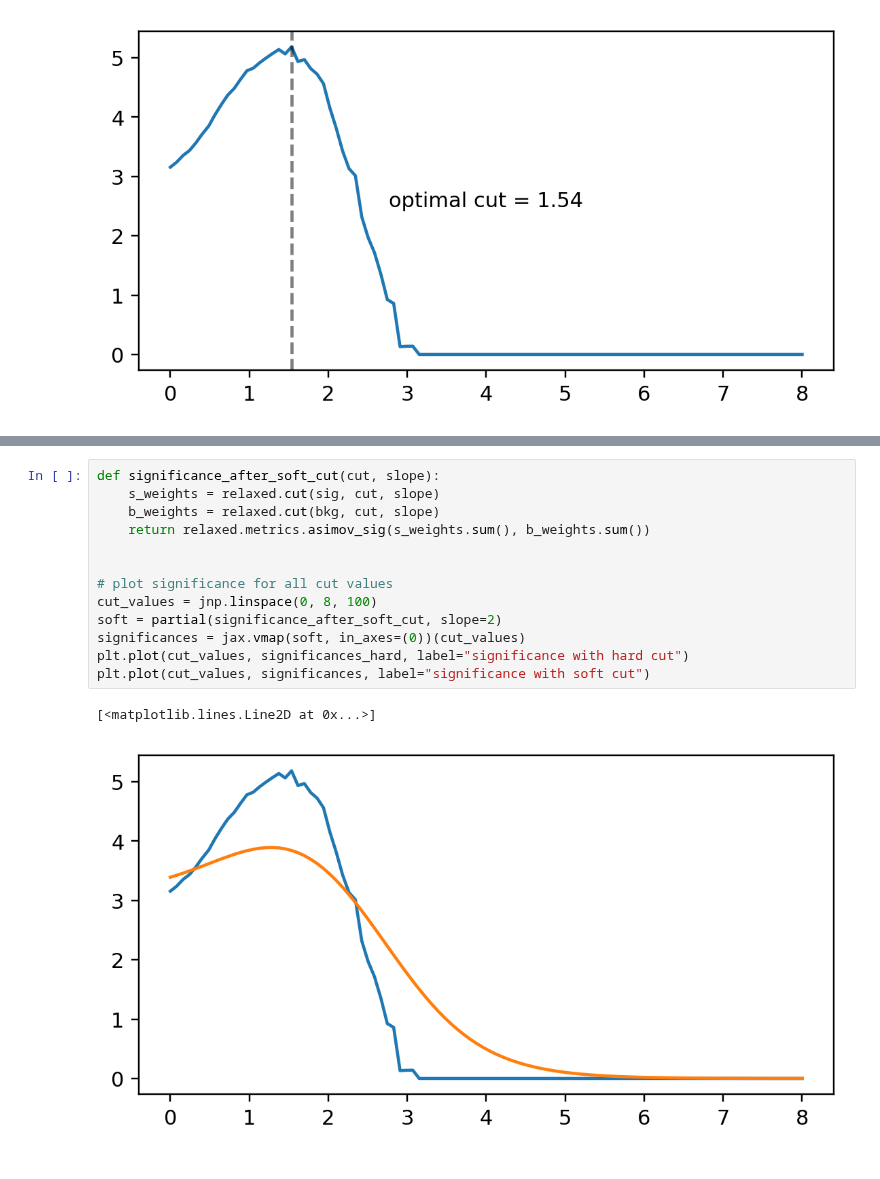
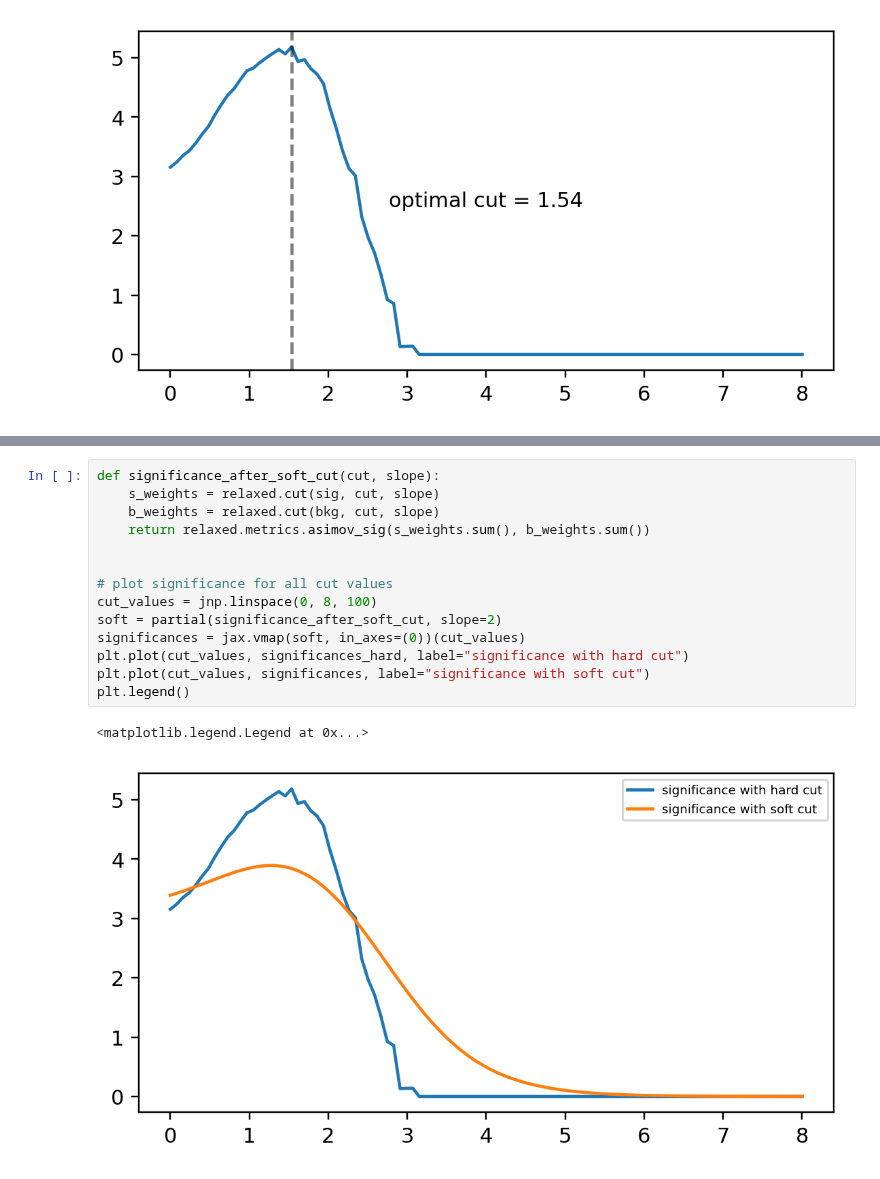
Before and after one commit to gradhep/relaxed, a Jupyter notebook: examples/cut-and-binning.ipynb, the cells around one changed output, grey strips where cells are left out. Cells and saved outputs as stored; diff of their text form.

```diff
--- a/examples/cut-and-binning.ipynb
+++ b/examples/cut-and-binning.ipynb
@@ -83,19 +90,20 @@ Text(0.5, 0.5, 'optimal cut = 1.54')
 # %%
 def significance_after_soft_cut(cut, slope):
     s_weights = relaxed.cut(sig, cut, slope)
     b_weights = relaxed.cut(bkg, cut, slope)
     return relaxed.metrics.asimov_sig(s_weights.sum(), b_weights.sum())
 
 
 # plot significance for all cut values
 cut_values = jnp.linspace(0, 8, 100)
 soft = partial(significance_after_soft_cut, slope=2)
 significances = jax.vmap(soft, in_axes=(0))(cut_values)
 plt.plot(cut_values, significances_hard, label="significance with hard cut")
 plt.plot(cut_values, significances, label="significance with soft cut")
+plt.legend()
 # %% [output]
-[<matplotlib.lines.Line2D at 0x...>]
+<matplotlib.legend.Legend at 0x...>
-[figure, old version]
+[figure, new version]
 # %%
 from jaxopt import OptaxSolver
 from optax import adam
```
Also changed, not shown: parts of 5 cells of this notebook.
